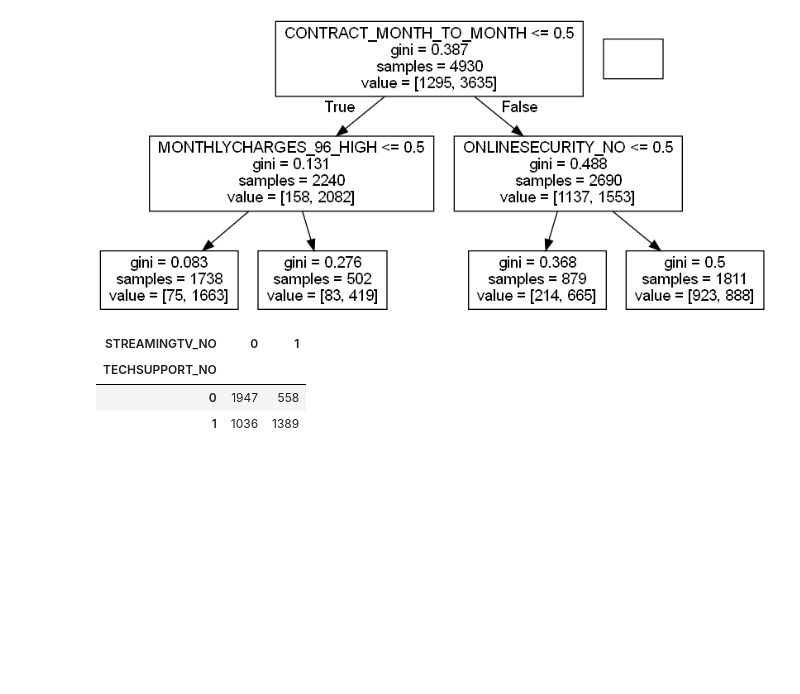
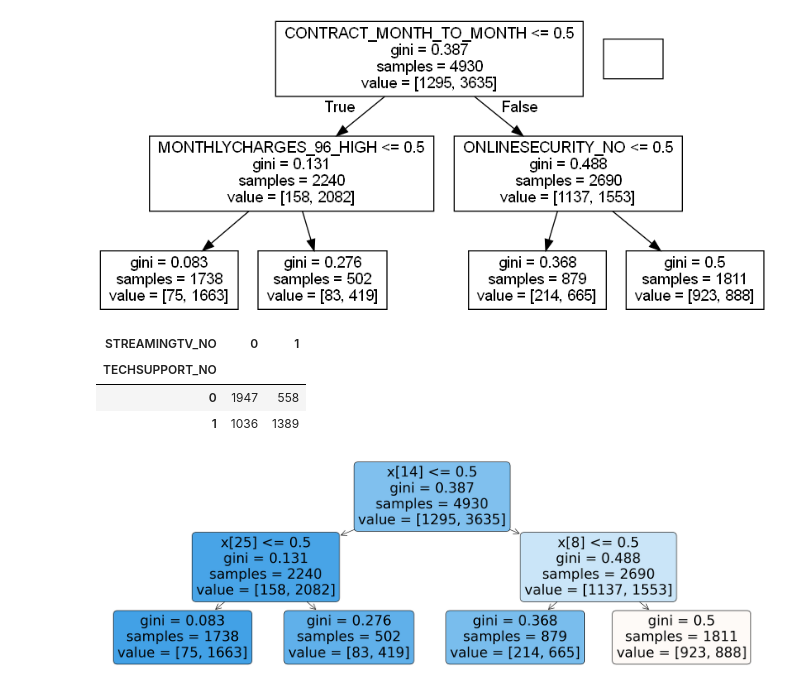
Before and after one commit to HristoPanov/EDA_ML_Telco_Churn, a Jupyter notebook: 02_Scripts/03_ML_Regressions_Telco_Churn.ipynb, the cells around one changed output. Cells and saved outputs as stored; diff of their text form; code cells hidden in the pictures; blank space fills up the shorter version.

Commit message:
Updates on Initial Decision Tree

```diff
--- a/02_Scripts/03_ML_Regressions_Telco_Churn.ipynb
+++ b/02_Scripts/03_ML_Regressions_Telco_Churn.ipynb
@@ -285,3 +286,9 @@ pd.crosstab(features_train.TECHSUPPORT_NO,
 | TECHSUPPORT_NO |  |  |
 | 0 | 1947 | 558 |
 | 1 | 1036 | 1389 |
+# %%
+fig = plt.figure(figsize=[25,8])
+tree.plot_tree(dectree.fit(features_train,target_train),filled=True,rounded=True)
+plt.show()
+# %% [output]
+[figure, added]
```
Also changed, not shown: parts of 1 cell of this notebook.
